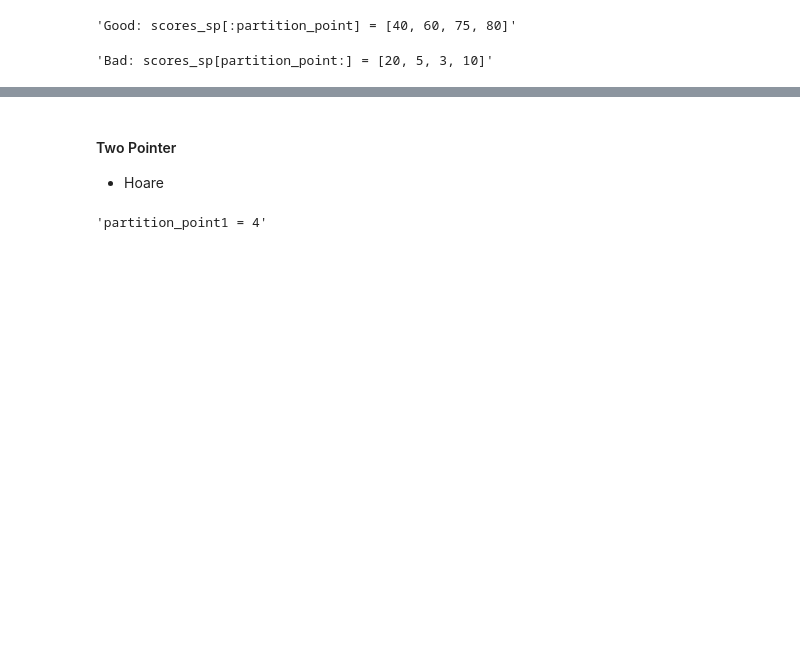
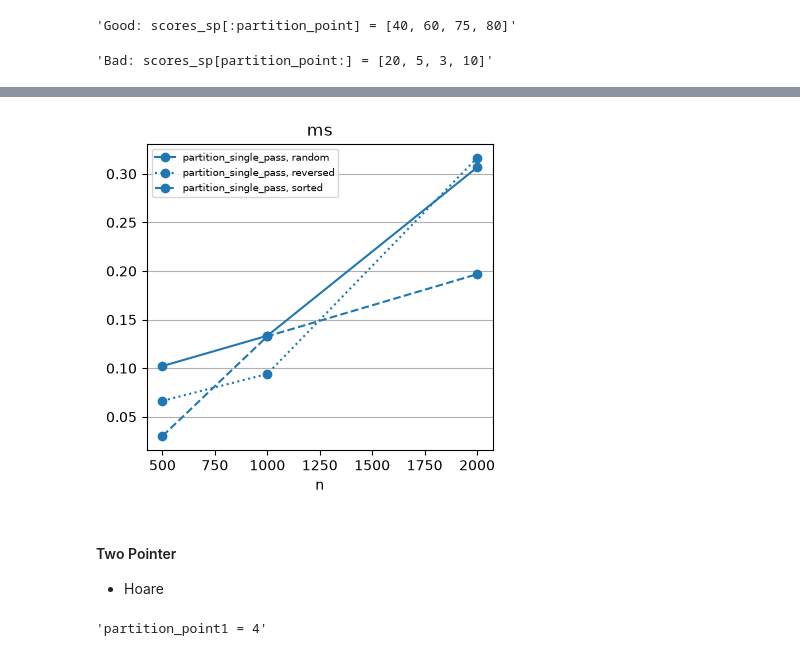
Before and after one commit to gophry/programming-first-principles, a Jupyter notebook: nbs/02_sequences/03_algorithms-101/04_partition.ipynb, the cells around one changed output, grey strips where cells are left out. Cells and saved outputs as stored; diff of their text form; code cells hidden in the pictures; blank space fills up the shorter version.

```diff
--- a/nbs/02_sequences/03_algorithms-101/04_partition.ipynb
+++ b/nbs/02_sequences/03_algorithms-101/04_partition.ipynb
@@ -66,0 +76,6 @@ f'Bad: {scores_b[partition_point:] = }'
+# %%
+pred = lambda data: (lambda x: x < 5_000,)
+single_pass = Cost(repeats=5, seed=0)
+_ = single_pass.scale([partition_single_pass], args=pred, operations=('predicates','swaps','ms'))
+
+single_pass.frame
@@ -67,3 +93,7 @@ f'Bad: {scores_b[partition_point:] = }'
+# %%
+single_pass.plot('ms')
+# %% [output]
+[figure, added]
 # %%
 from programming_first_principles.algorithms.rearrange import swap
 def v_partition_single_pass(b, pred):
```
Also changed, not shown: parts of 16 cells of this notebook, 12 other files.
